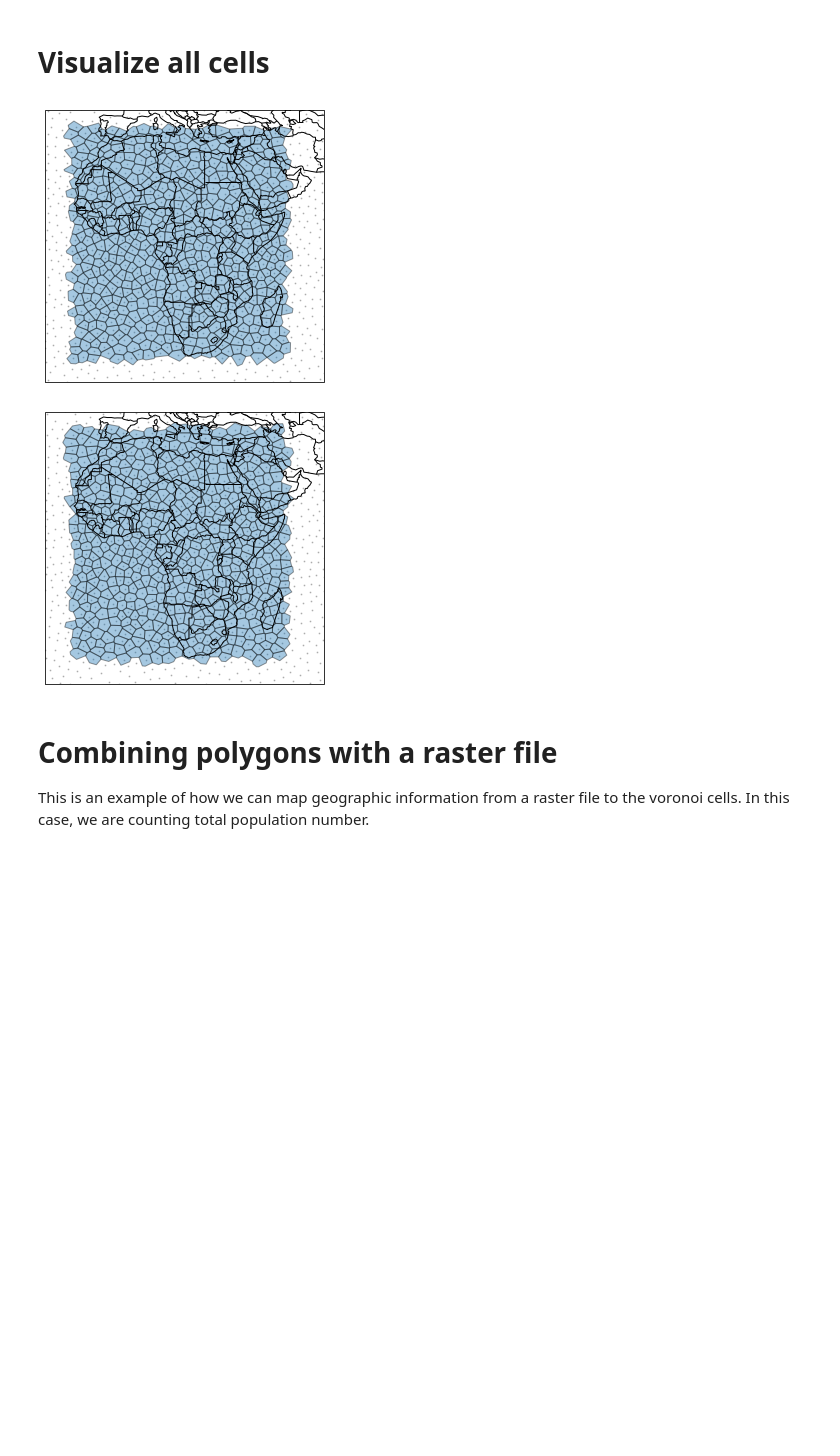
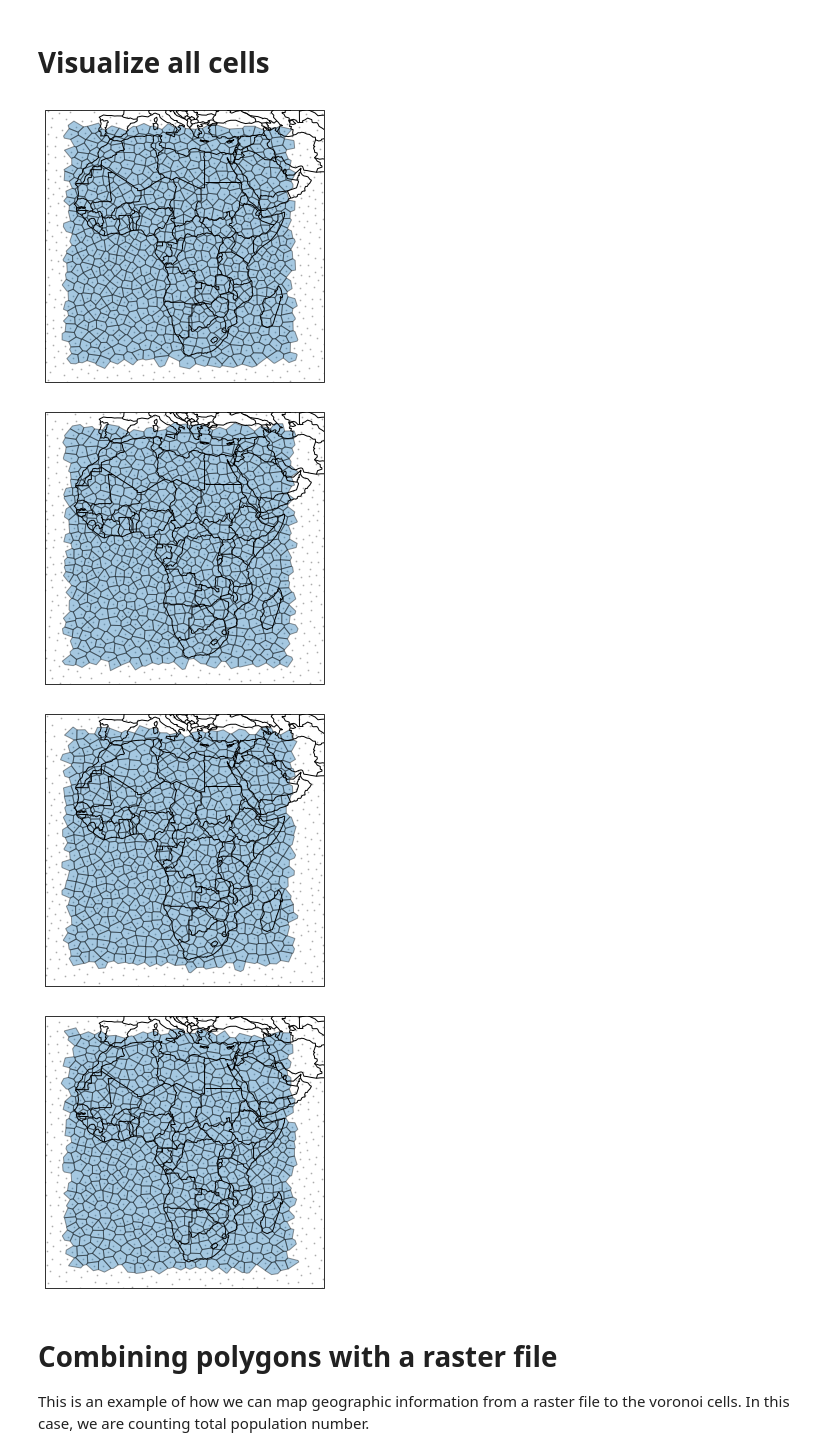
Before and after one commit to eltrompetero/armed_conflict_avalanche, a Jupyter notebook: voronoi_example.ipynb, the cells around one changed output. Drawn from its saved outputs; the diff is of its cells as text; code cells hidden in the pictures; blank space fills up the shorter version.

```diff
--- a/voronoi_example.ipynb
+++ b/voronoi_example.ipynb
@@ -40,14 +38,14 @@ load_pickle(f'{wd}/voronoi_grids/{dx}/{str(gridix).zfill(2)}.p')
 # take the coordinates of the cells specified as solid angles and turn them into
 # coordinates on the surface of the earth; useful for later
 centers = [Point(x, y) for x, y in transform(poissd.samples)]
-centers = gpd.GeoSeries(centers, crs='EPSG:4087')
+centers = gpd.GeoSeries(centers)
 
 # load the GDF (geodataframe) containing the voronoi cells as polygons
 polygons = gpd.read_file(f'{wd}/voronoi_grids/{dx}/borders{str(gridix).zfill(2)}.shp')
 polygons['neighbors'] = polygons['neighbors'].apply(lambda x: [int(i) for i in x.split(', ')])
 # %%
 # create a basic map with some geographic features including coastlines and country borders
-fig = plt.figure(figsize=(5,5))
+fig = plt.figure(figsize=(15,15))
 ax = fig.add_subplot(projection=ccrs.PlateCarree())
 ax.add_feature(cfeature.COASTLINE)
 ax.add_feature(cfeature.BORDERS)
@@ -57,8 +55,8 @@ centers.plot(ax=ax, markersize=1, alpha=.2, color='k')
 polygons.plot(ax=ax, facecolor='none', edgecolor='k', alpha=.4)
 
 # for some random pixel, color it and its neighbors
-np.random.seed(0)
-randpix = np.random.choice(polygons.index, size=2)
+np.random.seed(1)
+randpix = np.random.choice(polygons.index, size=2, replace=False)
 for i in randpix:
     polygons.iloc[[i]].plot(ax=ax,
                             facecolor='C0',
@@ -77,31 +75,33 @@ ax.set_extent(array([0.05235987755982988+330/180*pi, 1.6406094968746698+330/180*
 # %%
 # set inverse solid angle; large values of dx will take longer to plot
 dx = 80
 
 # iterate thru grids and plot all grid cells used to analyze Africa;
 # these are a subset having excluded polygons that do not intersect with the landmass;
 # see further examples below
-for gridix in range(2):
+for gridix in range(4):
     load_pickle(f'{wd}/voronoi_grids/{dx}/{str(gridix).zfill(2)}.p')
 
     centers = [Point(x, y) for x, y in transform(poissd.samples)]
-    centers = gpd.GeoSeries(centers, crs='EPSG:4087')
+    centers = gpd.GeoSeries(centers)
 
     polygons = gpd.read_file(f'{wd}/voronoi_grids/{dx}/borders{str(gridix).zfill(2)}.shp')
 
     fig = plt.figure(figsize=(5,5))
     ax = fig.add_subplot(projection=ccrs.PlateCarree())
     ax.add_feature(cfeature.COASTLINE)
     ax.add_feature(cfeature.BORDERS)
 
     centers.plot(ax=ax, markersize=1, alpha=.2, color='k')
     polygons.plot(ax=ax, facecolor='C0', edgecolor='k', alpha=.4)
 
     ax.set_extent(array([0.05235987755982988+330/180*pi, 1.6406094968746698+330/180*pi,
                          -0.5853981633974483, 0.6203047484373349])*180/pi)
 # %% [output]
-[figure, old version]
+[figure, new version]
-[figure, old version]
+[figure, new version]
+[figure, added]
+[figure, added]
 # %% [markdown]
 # Combining polygons with a raster file
 This is an example of how we can map geographic information from a raster file to the voronoi cells. In this case, we are counting total population number.
```
Also changed, not shown: parts of 4 cells of this notebook, 4 other files.
